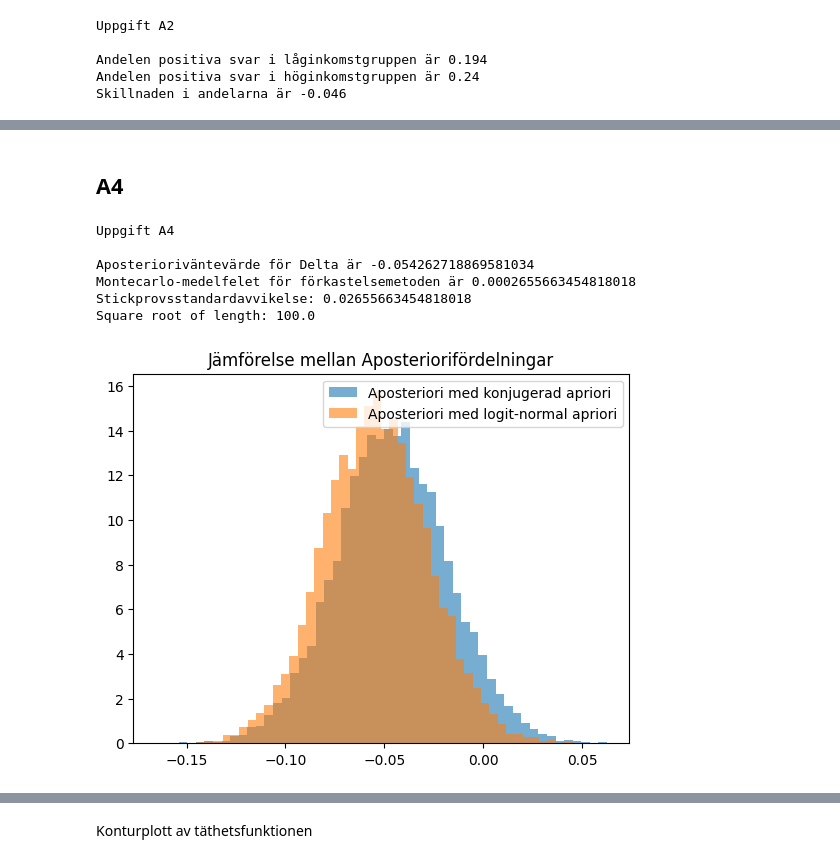
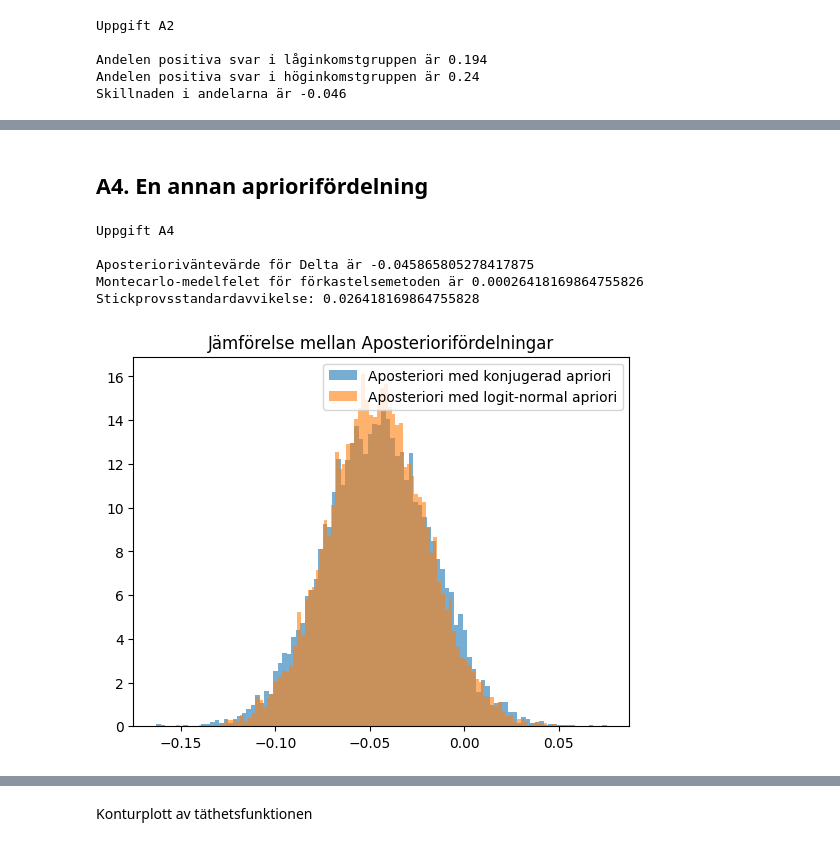
Before and after one commit to Cteorell/Projekt, a Jupyter notebook: projekt.ipynb, the cells around one changed output, grey strips where cells are left out. Drawn from its saved outputs; the diff is of its cells as text; code cells hidden in the pictures.

```diff
--- a/projekt.ipynb
+++ b/projekt.ipynb
@@ -70,5 +78,5 @@ Bayesbeslutet väljer Thetaj>Thetak: a0
 # %% [markdown]
-## A4
+## A4. En annan apriorifördelning
 # %%
 def A4_a(xj,xk,nj,nk): ## A4.a) calculation of parameters for prior (logit-normal)
 
@@ -193,30 +201,28 @@ def A4_c(trust, income):
 # mu_k = -1.0011
 # sigmaSquare = 0.1
 # %%
-Delta2 = A4_b(xj, xk, nj, nk, mu_j, mu_k, sigmaSquare)
-
+[PosteriorJ,PosteriorK] = A4_b(xj, xk, nj, nk, mu_j, mu_k, sigmaSquare)
+Delta2 = PosteriorJ-PosteriorK
 print('Uppgift A4\n')
 print(f'Aposterioriväntevärde för Delta är {np.mean(Delta2)}')
 se = Delta2.std(ddof=1) / np.sqrt(len(Delta2)) ## std(ddof=1) ger s^2 = 1/(n-1) Sum (x_i - \bar x)^2
 print(f'Montecarlo-medelfelet för förkastelsemetoden är {se}')
 
 print(f'Stickprovsstandardavvikelse: {Delta2.std(ddof=1)}')
-print(f'Square root of length: {np.sqrt(len(Delta2))}')
 # %% [output]
 Uppgift A4
 
-Aposterioriväntevärde för Delta är -0.054262718869581034
-Montecarlo-medelfelet för förkastelsemetoden är 0.0002655663454818018
-Stickprovsstandardavvikelse: 0.02655663454818018
-Square root of length: 100.0
+Aposterioriväntevärde för Delta är -0.045865805278417875
+Montecarlo-medelfelet för förkastelsemetoden är 0.00026418169864755826
+Stickprovsstandardavvikelse: 0.026418169864755828
 # %%
 plt.title('Jämförelse mellan Aposteriorifördelningar')
-plt.hist(DeltaConj, bins = 50, density = True, alpha = 0.6, label='Aposteriori med konjugerad apriori')
-plt.hist(Delta2, bins = 50, density = True, alpha = 0.6, label='Aposteriori med logit-normal apriori')
+plt.hist(DeltaConj, bins = 100, density = True, alpha = 0.6, label='Aposteriori med konjugerad apriori')
+plt.hist(Delta2, bins = 100, density = True, alpha = 0.6, label='Aposteriori med logit-normal apriori')
 plt.legend().set_draggable(True)
 plt.show()
 # %% [output]
-[figure, old version]
+[figure, new version]
 # %%
 A4_c(trust,income)
 # %% [output]
```
Also changed, not shown: parts of 31 cells of this notebook, 6 other files.
